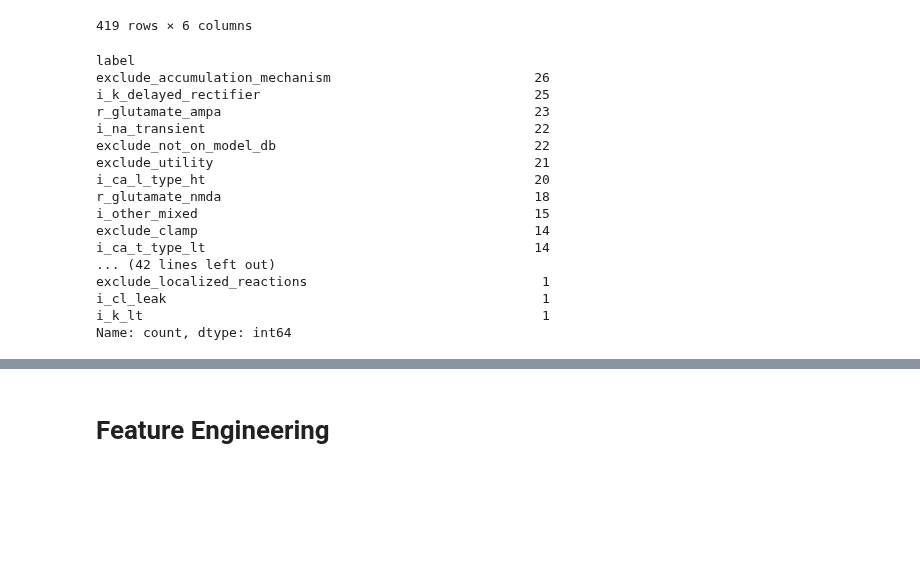
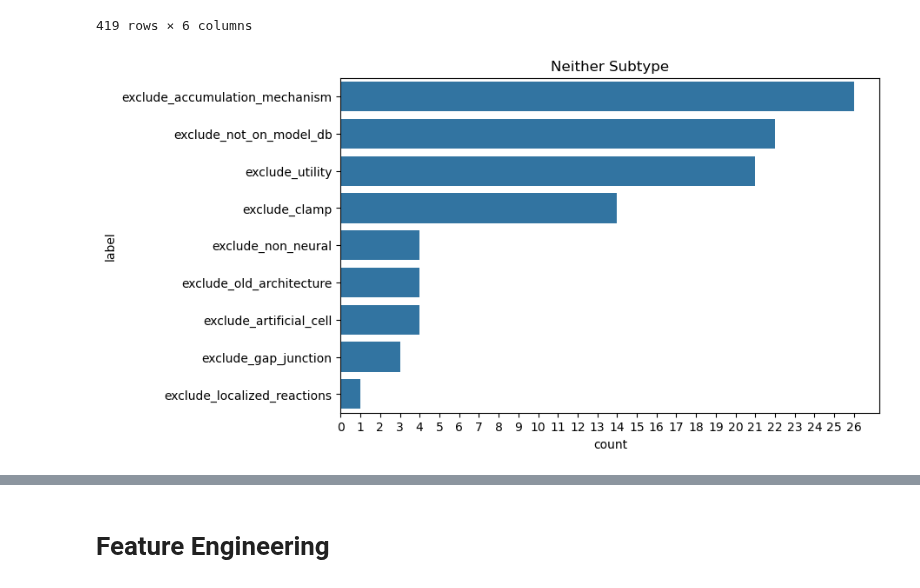
Before and after one commit to innacohen/mod-annotation, a Jupyter notebook: code/pipeline.ipynb, the cells around one changed output, grey strips where cells are left out. Cells and saved outputs as stored; diff of their text form; code cells hidden in the pictures; blank space fills up the shorter version.

Commit message:
added neither barplot

```diff
--- a/code/pipeline.ipynb
+++ b/code/pipeline.ipynb
@@ -37,23 +37,27 @@ df_anno
 | 417 | 467 | abd4902abc5ad78269b6b9a4cc6d430bd... | I K | 3 - Highly confident | NaN | i_k_delayed_rectifier |
 | 418 | 468 | 25b50b5441b9a5492122214e0648e0529... | Exclude | 3 - Highly confident | NaN | exclude_not_on_model_db |
 419 rows × 6 columns
-# %%
-df_anno["label"].value_counts()
-# %% [output]
-label
-exclude_accumulation_mechanism                          26
-i_k_delayed_rectifier                                   25
-r_glutamate_ampa                                        23
-i_na_transient                                          22
-exclude_not_on_model_db                                 22
-exclude_utility                                         21
-i_ca_l_type_ht                                          20
-r_glutamate_nmda                                        18
-i_other_mixed                                           15
-exclude_clamp                                           14
-i_ca_t_type_lt                                          14
-... (42 lines left out)
-exclude_localized_reactions                              1
-i_cl_leak                                                1
-i_k_lt                                                   1
-Name: count, dtype: int64
+# %%
+neither_subtypes = df[df["type"]=="Exclude"]
+# %%
+import seaborn as sns
+import matplotlib.pyplot as plt
+import numpy as np
+
+# Compute counts and sort labels by count in descending order
+label_counts = neither_subtypes['label'].value_counts().sort_values(ascending=False)
+
+# Create a count plot with different colors
+plt.figure(figsize=(8, 5))
+ax = sns.countplot(y='label', data=neither_subtypes, order=label_counts.index)
+
+# Ensure only whole numbers appear on the x-axis
+ax.set_xticks(np.arange(0, label_counts.max() + 1, 1))  # Set integer x-ticks
+
+# Add a title
+plt.title('Neither Subtype')
+
+# Show the plot
+plt.show()
+# %% [output]
+[figure, added]
```
Also changed, not shown: parts of 2 cells of this notebook.
